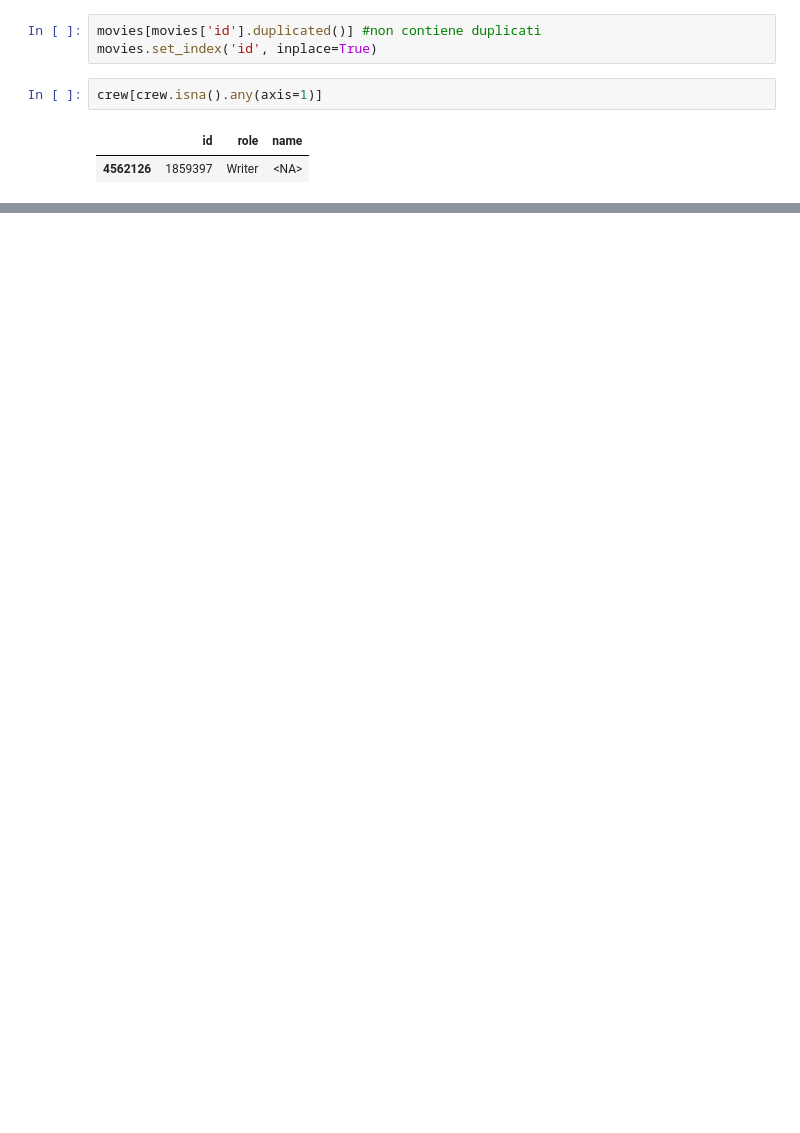
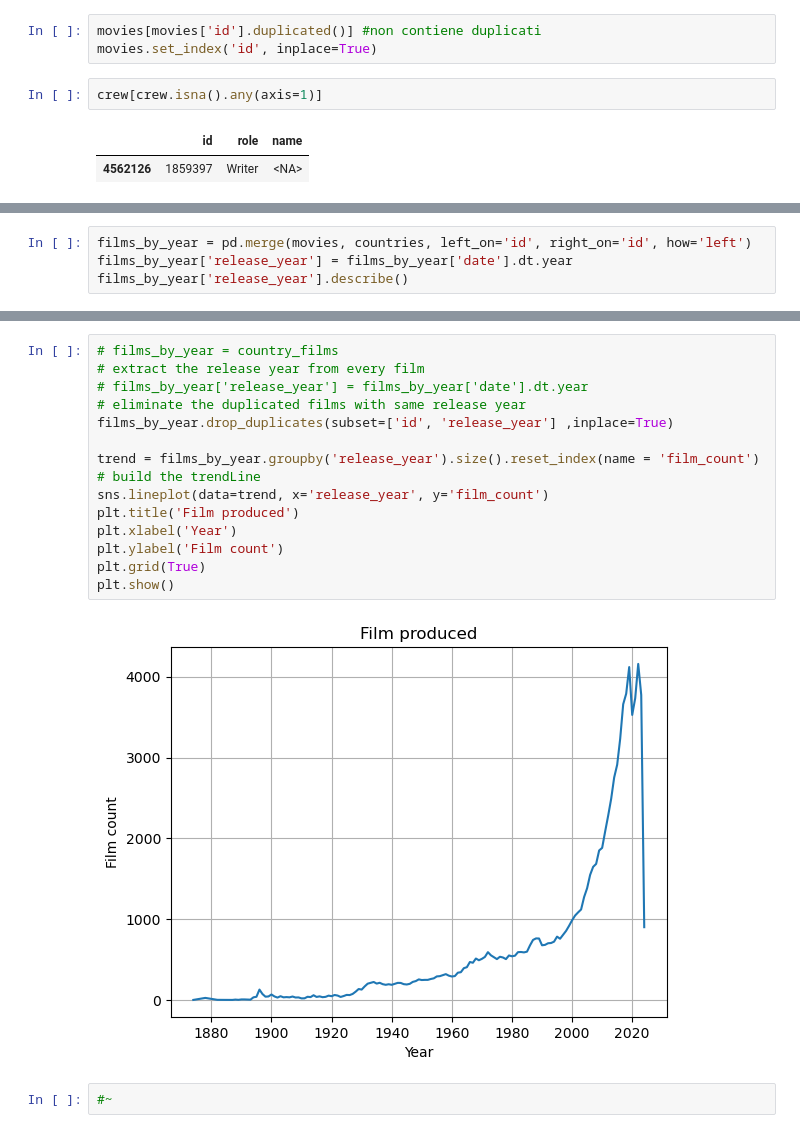
Before and after one commit to MarcoMac03/Film-analisys, a Jupyter notebook: main.ipynb, the cells around one changed output, grey strips where cells are left out. Saved outputs shown, nothing was run; the diff lists cells and outputs as text; blank space fills up the shorter version.

```diff
--- a/main.ipynb
+++ b/main.ipynb
@@ -95,0 +141,4 @@ dtype: object
+# %%
+films_by_year = pd.merge(movies, countries, left_on='id', right_on='id', how='left')
+films_by_year['release_year'] = films_by_year['date'].dt.year
+films_by_year['release_year'].describe()
@@ -95,0 +155,19 @@ dtype: object
+# %%
+# films_by_year = country_films
+# extract the release year from every film
+# films_by_year['release_year'] = films_by_year['date'].dt.year
+# eliminate the duplicated films with same release year
+films_by_year.drop_duplicates(subset=['id', 'release_year'] ,inplace=True)
+
+trend = films_by_year.groupby('release_year').size().reset_index(name = 'film_count')
+# build the trendLine
+sns.lineplot(data=trend, x='release_year', y='film_count')
+plt.title('Film produced')
+plt.xlabel('Year')
+plt.ylabel('Film count')
+plt.grid(True)
+plt.show()
+# %% [output]
+[figure, added]
+# %%
+#~
```
Also changed, not shown: parts of 13 cells of this notebook.
